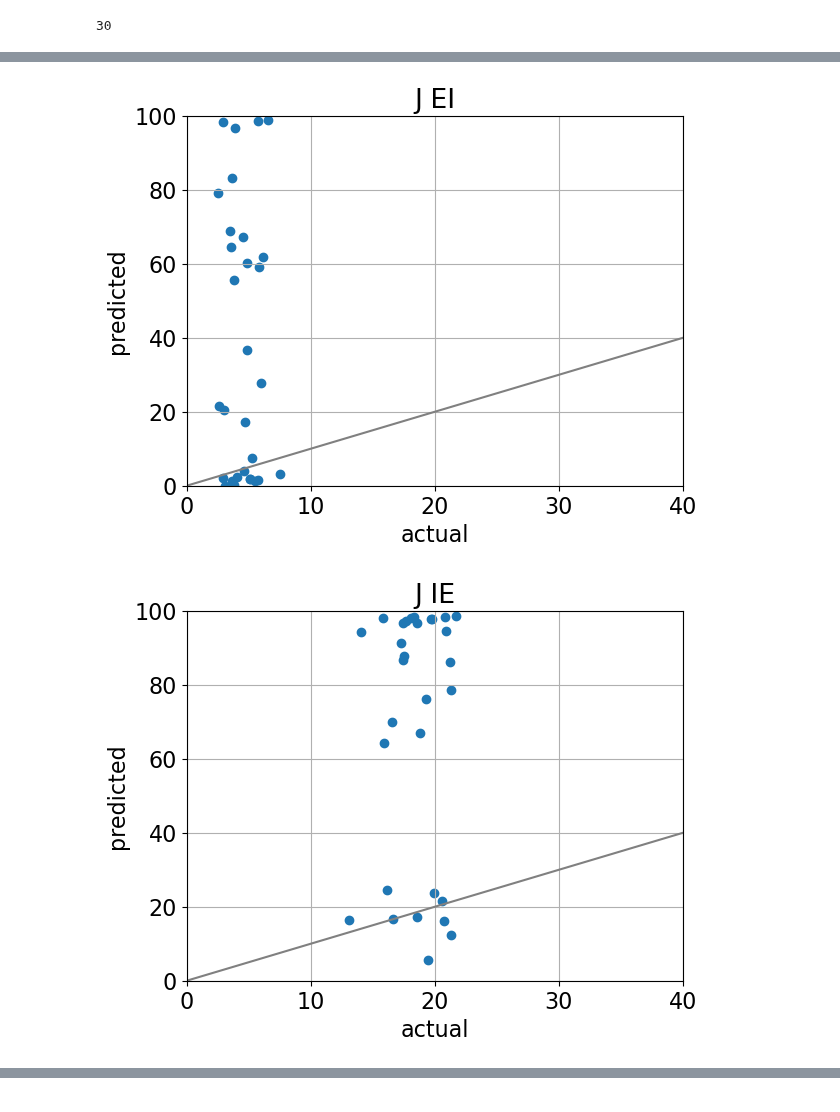
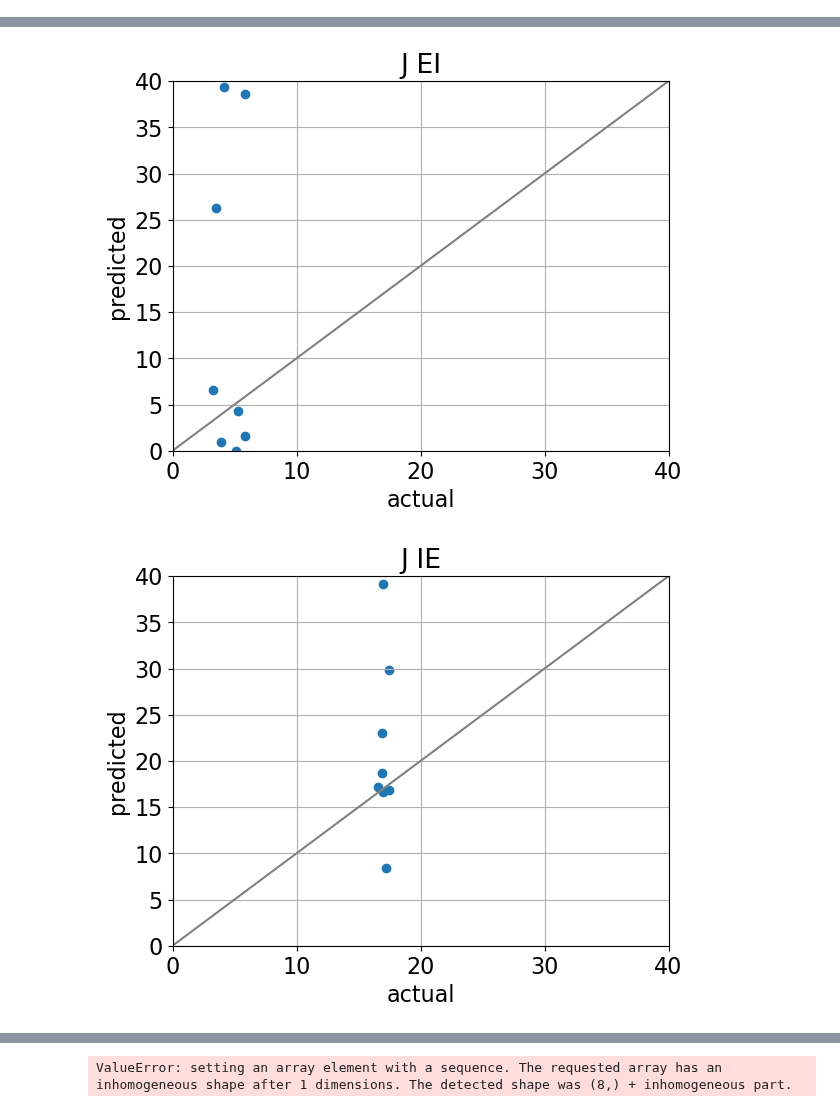
Before and after one commit to paopaoch/Mouse-V1, a Jupyter notebook: predicted_vs_actual_plot.ipynb, the cells around one changed output, grey strips where cells are left out. Cells and saved outputs as stored; diff of their text form; code cells hidden in the pictures.

Commit message:
update method val

```diff
--- a/predicted_vs_actual_plot.ipynb
+++ b/predicted_vs_actual_plot.ipynb
@@ -8,12 +8,8 @@ import seaborn as sns
 plt.rcParams.update({'font.size': 16})
 # sns.set(font_scale=1.5)
 # %%
-with open("/Users/paopao_ch/Documents/projects/v1_modelling/Mouse-V1-Pytorch/method_validation_multi_dataset_cpu.pickle", "rb") as f:
+with open("/Users/paopao_ch/Documents/projects/v1_modelling/Mouse-V1-Pytorch/method_validation_multi_dataset_smaller.pickle", "rb") as f:
     data = pickle.load(f)
-# %%
-len(data)
-# %% [output]
-30
 # %%
 data_for_df = {"J EE Predicted": [],
                "J EI Predicted": [],
@@ -40,6 +36,9 @@ data_for_df = {"J EE Predicted": [],
                "w EI Actual": [],
                "w IE Actual": [],
                "w II Actual": [],
+
+               "heter ff Predicted": [],
+               "heter ff Actual": [],
 
                "loss": []}
 for datum in data:
@@ -73,6 +72,9 @@ for datum in data:
     data_for_df["w IE Actual"].append(params_to_w_scalar(float(datum["w_array"][2])))
     data_for_df["w II Actual"].append(params_to_w_scalar(float(datum["w_array"][3])))
 
+    data_for_df["heter ff Actual"].append(float(datum["heter_ff"][0]))
+    data_for_df["heter ff Predicted"].append(float(datum["heter_ff_predicted"][0]))
+
     data_for_df["loss"].append(float(datum["loss"]))
 # %%
 def plot_scatter(value, min_x, max_x, min_y, max_y):
@@ -88,18 +90,20 @@ def plot_scatter(value, min_x, max_x, min_y, max_y):
     plt.ylabel("predicted")
     plt.show()
 
-plot_scatter("J EE", 0, 40, 0, 100)
-plot_scatter("J EI", 0, 40, 0, 100)
-plot_scatter("J IE", 0, 40, 0, 100)
-plot_scatter("J II", 0, 40, 0, 100)
+plot_scatter("J EE", 0, 40, 0, 40)
+plot_scatter("J EI", 0, 40, 0, 40)
+plot_scatter("J IE", 0, 40, 0, 40)
+plot_scatter("J II", 0, 40, 0, 40)
 
-plot_scatter("P EE", 0, 0.5, 0, 1)
-plot_scatter("P EI", 0, 0.5, 0, 1)
-plot_scatter("P IE", 0, 0.5, 0, 1)
-plot_scatter("P II", 0, 0.5, 0, 1)
+plot_scatter("P EE", 0, 0.6, 0, 0.6)
+plot_scatter("P EI", 0, 0.6, 0, 0.6)
+plot_scatter("P IE", 0, 0.6, 0, 0.6)
+plot_scatter("P II", 0, 0.6, 0, 0.6)
 
-plot_scatter("w EE", 0, 50, 0, 180)
-plot_scatter("w EI", 0, 50, 0, 180)
-plot_scatter("w IE", 0, 50, 0, 180)
-plot_scatter("w II", 0, 50, 0, 180)
+plot_scatter("w EE", 0, 180, 0, 180)
+plot_scatter("w EI", 0, 180, 0, 180)
+plot_scatter("w IE", 0, 180, 0, 180)
+plot_scatter("w II", 0, 180, 0, 180)
+
+plot_scatter("heter ff", 0, 1, 0, 1)
 # %% [output]
@@ -107,2 +111,2 @@ plot_scatter("w II", 0, 50, 0, 180)
-[figure, old version]
+[figure, new version]
-[figure, old version]
+[figure, new version]
@@ -117,0 +122 @@ plot_scatter("w II", 0, 50, 0, 180)
+ValueError: setting an array element with a sequence. The requested array has an inhomogeneous shape after 1 dimensions. The detected shape was (8,) + inhomogeneous part.
```
Also changed, not shown: parts of 1 cell of this notebook, 17 other files.
